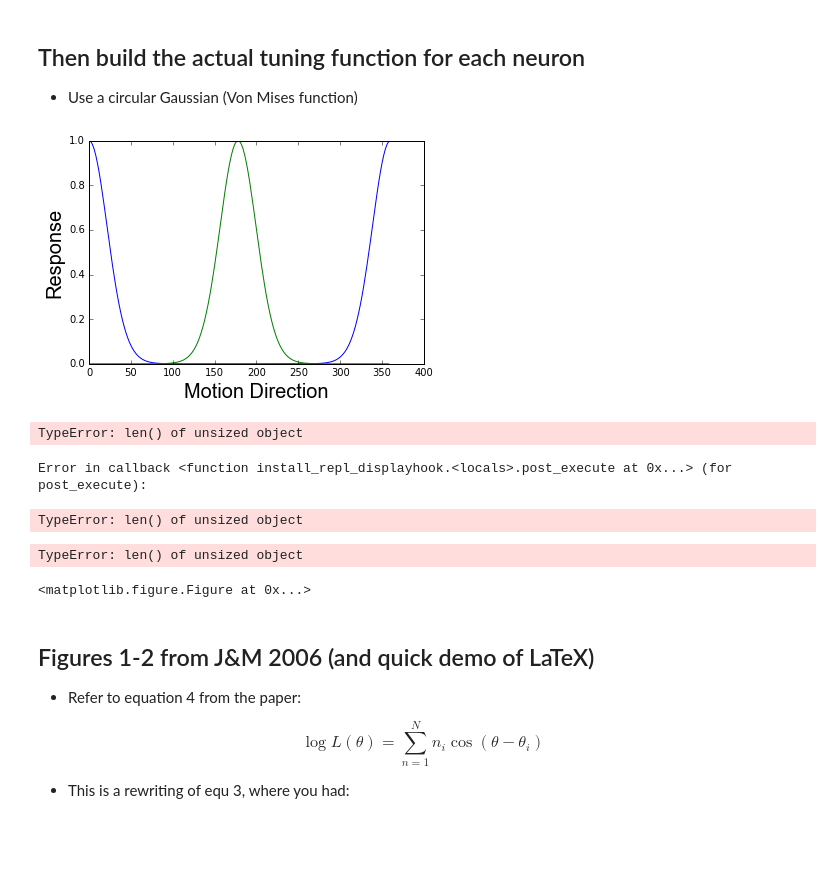
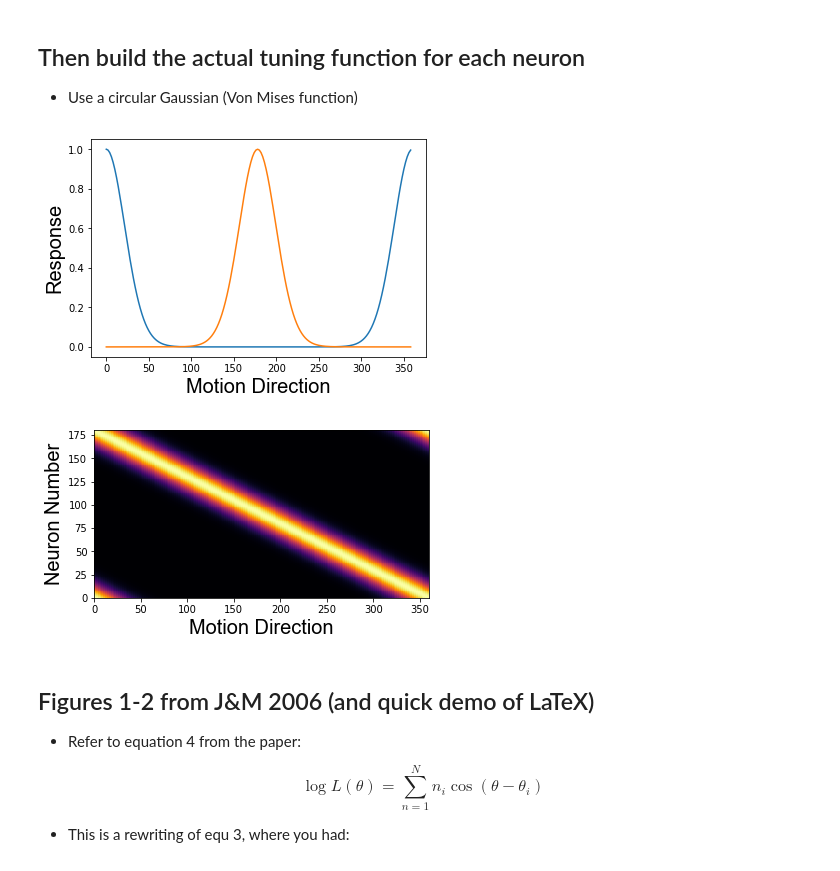
Before and after one commit to TimCSheehan/dev, a Jupyter notebook: Tutorial_080_SensoryInferenceModel.ipynb, the cells around one changed output. Cells and saved outputs as stored; diff of their text form; code cells hidden in the pictures; blank space fills up the shorter version.

```diff
--- a/Tutorial_080_SensoryInferenceModel.ipynb
+++ b/Tutorial_080_SensoryInferenceModel.ipynb
@@ -68,31 +68,27 @@ noise = .1        # noise (IID) of neural responses
 # %%
 # loop over all possible sigs
 fx = np.zeros((N,nDirs))
 
 # loop over neurons...each of which is tuned to nDir[i]
 for i in np.arange(N):
     fx[i,:] = np.exp(k*(np.cos(sDir-nDir[i])-1))
 
 # set up a plotting axis in degrees (from radians)
 xaxis = nDir*(180/pi)
 plt.plot(xaxis, fx[0,])
 plt.plot(xaxis, fx[89,])
 plt.xlabel('Motion Direction', **fig_font)
 plt.ylabel('Response', **fig_font)
 plt.show()
 
 # look at the full profile...
-plt.imshow(fx, cmap='inferno')  # 'viridis', 'plasma', 'inferno', 'magma', etc
+plt.imshow(fx, cmap='inferno', extent=[0, 360, 0, N])  # 'viridis', 'plasma', 'inferno', 'magma', etc
 plt.xlabel('Motion Direction', **fig_font)
 plt.ylabel('Neuron Number', **fig_font)
 plt.show()
 # %% [output]
-[figure, old version]
+[figure, new version]
-TypeError: len() of unsized object
-Error in callback <function install_repl_displayhook.<locals>.post_execute at 0x...> (for post_execute):
-TypeError: len() of unsized object
-TypeError: len() of unsized object
-<matplotlib.figure.Figure at 0x...>
+[figure, added]
 # %% [markdown]
 ## Figures 1-2 from J&M 2006 (and quick demo of LaTeX)
 * Refer to equation 4 from the paper:
```
Also changed, not shown: parts of 2 cells of this notebook, 1 other file.
